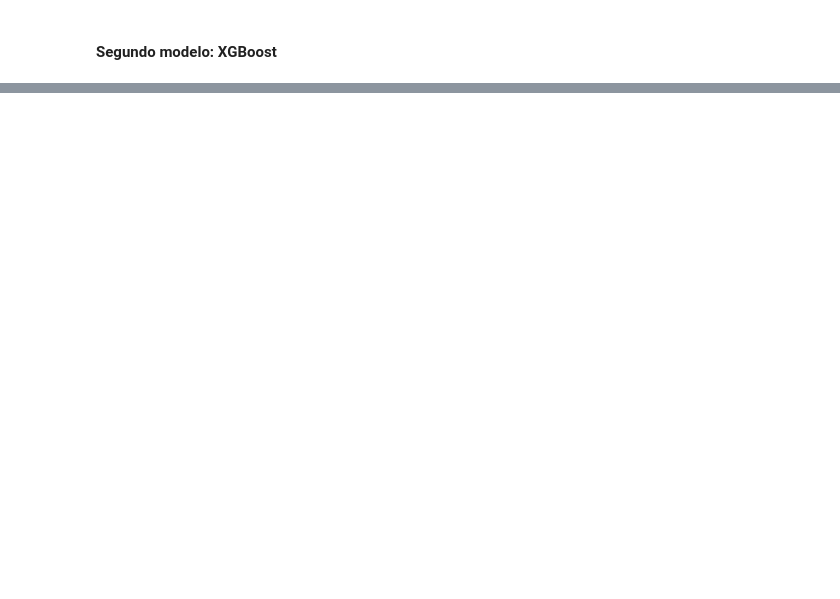
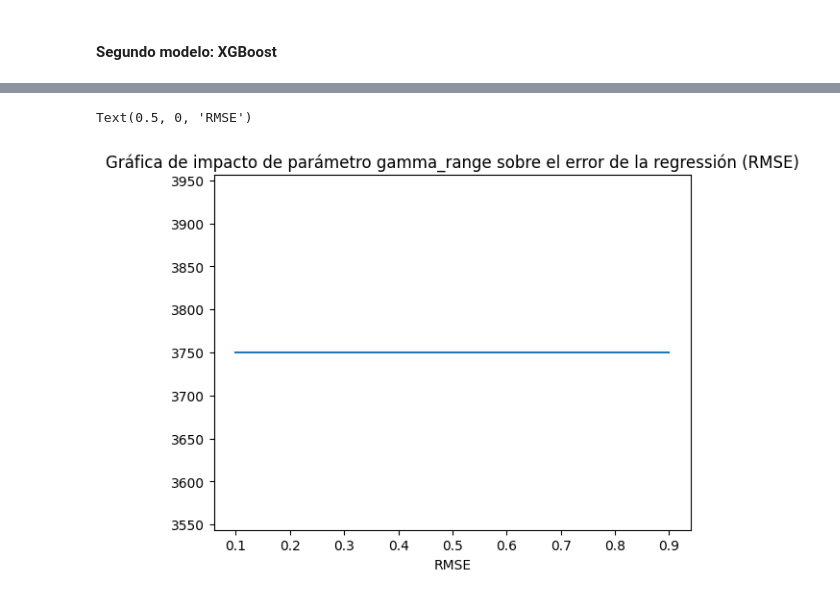
Before and after one commit to Raegar-dot/MIAD_NLP_2024, a Jupyter notebook: Semana 3/S3P1_proyecto1.ipynb, the cells around one changed output, grey strips where cells are left out. Saved outputs shown, nothing was run; the diff lists cells and outputs as text; code cells hidden in the pictures; blank space fills up the shorter version.

```diff
--- a/Semana 3/S3P1_proyecto1.ipynb
+++ b/Semana 3/S3P1_proyecto1.ipynb
@@ -412,0 +583,20 @@ print("RMSE: ", np.sqrt(mean_squared_error(y_test1, y_pred)))
+# %%
+# Lista de valores del parámetro learning_rate_range a probar
+gamma_range = [0.1, 0.2, 0.3, 0.4, 0.5, 0.6, 0.7, 0.8, 0.9]
+rmse_scores = []
+
+# Inicialización del modelo de ensamblaje de XGBRegressor usando k-folds cross-validation con k = 10
+for parameter in gamma_range:
+    randomforest2 = XGBRegressor(learning_rate = 0.6, gamma_range = parameter, random_state = 1, n_jobs = -1)
+    randomforest2 = randomforest2.fit(X_train1, y_train1)
+    y_pred = randomforest2.predict(X_test1)
+    rmse_scores.append(np.sqrt(mean_squared_error(y_test1, y_pred)))
+
+# Graficar impacto de la variable learning_rate con la métrica de RMSE
+plt.plot(gamma_range, rmse_scores)
+plt.title('Gráfica de impacto de parámetro gamma_range sobre el error de la regressión (RMSE)')
+plt.xlabel('gamma_range')
+plt.xlabel('RMSE')
+# %% [output]
+Text(0.5, 0, 'RMSE')
+[figure, added]
```
Also changed, not shown: parts of 18 cells of this notebook.
